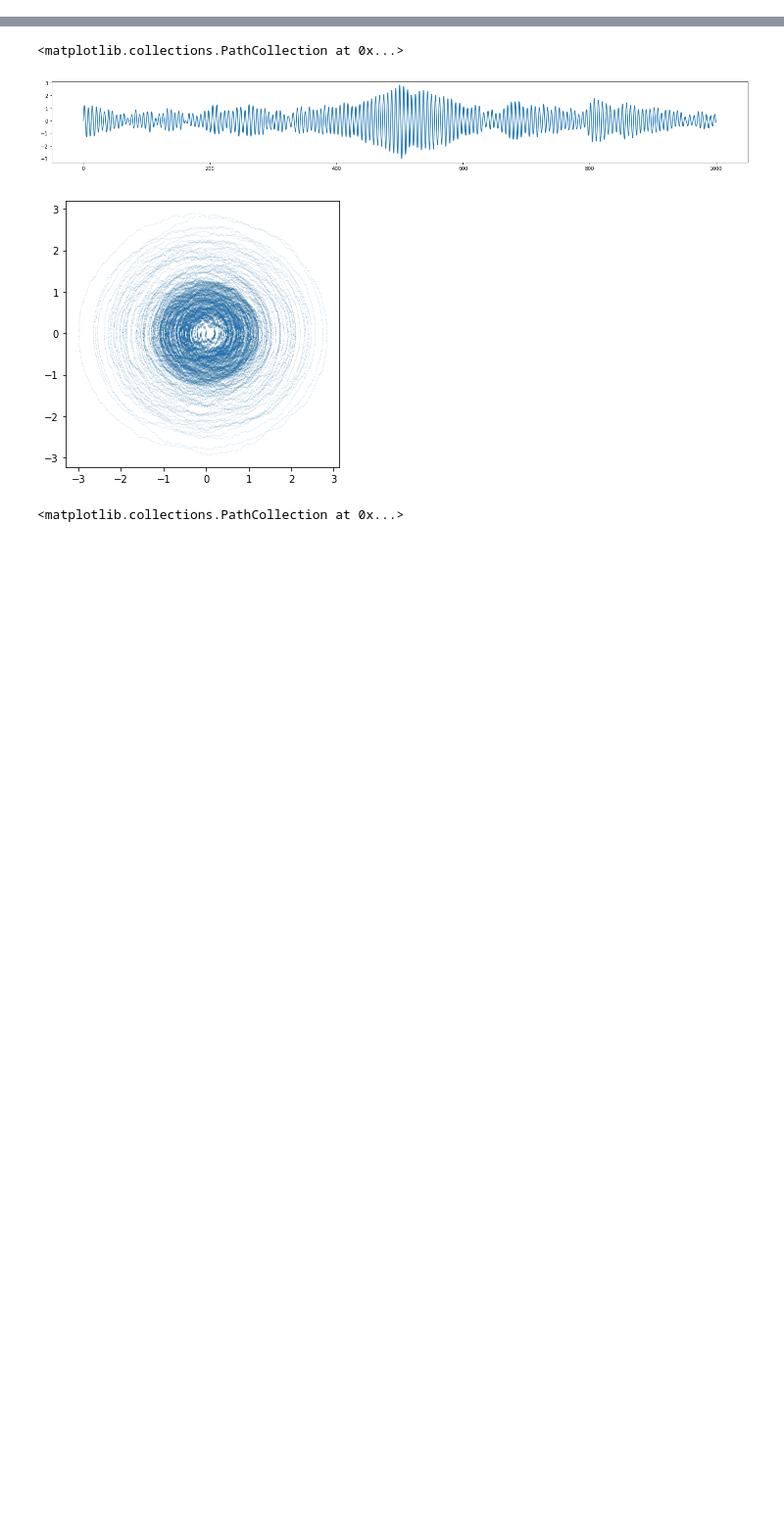
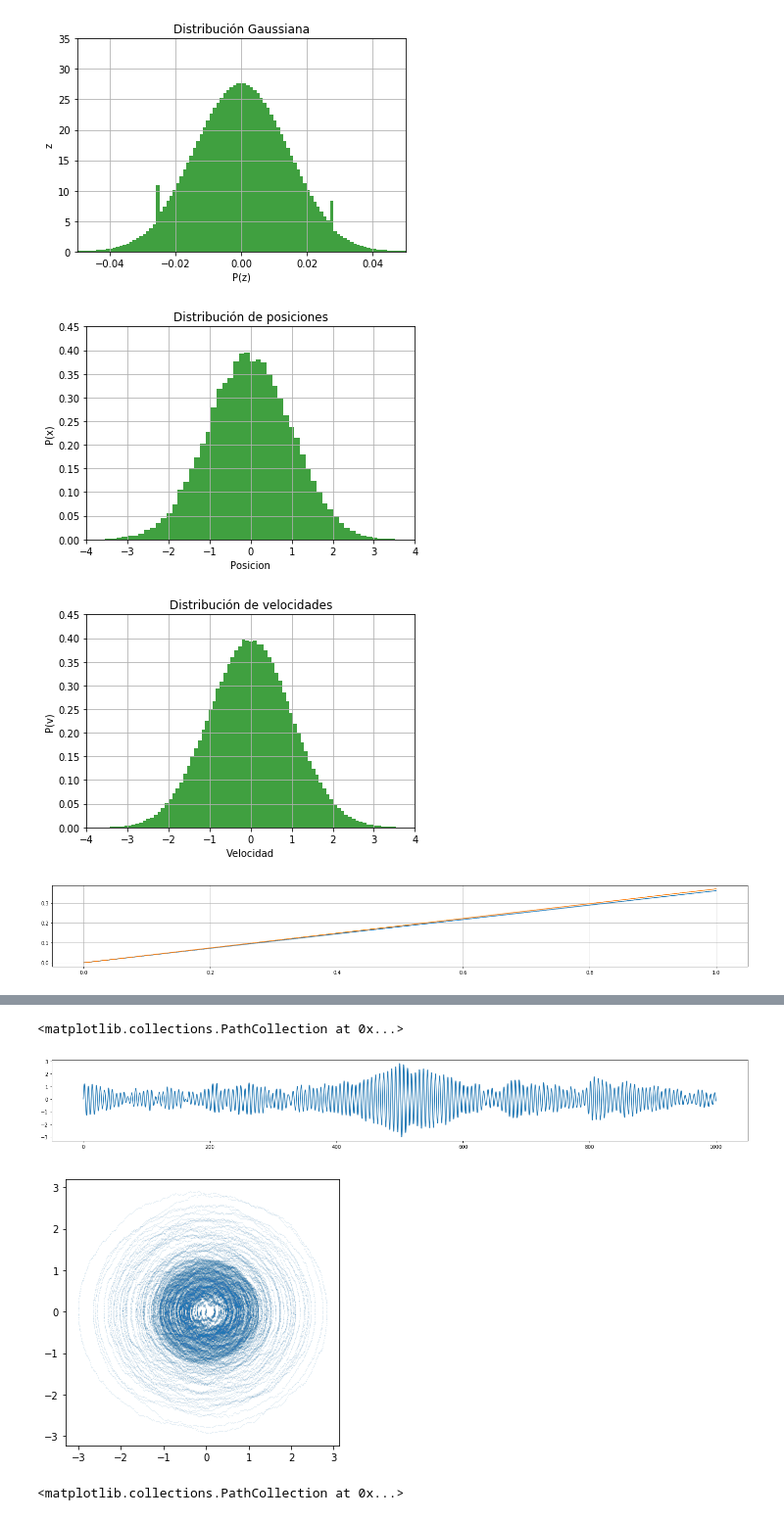
Before and after one commit to 682448/TFIII-P5, a Jupyter notebook: Oscilador/README.ipynb, the cells around one changed output, grey strips where cells are left out. Shown at 98% size. Drawn from its saved outputs; the diff is of its cells as text; code cells hidden in the pictures; blank space fills up the shorter version.

```diff
--- a/Oscilador/README.ipynb
+++ b/Oscilador/README.ipynb
@@ -0,0 +1,43 @@
+# %%
+import matplotlib.pyplot as plt
+import pandas as pd
+
+#Todas son con Eta 1
+
+#define tiempo (float)(10000)//Tiempo final aunque aquí en realidad es adimensional
+#define dt (float)(0.0001)//Paso en tiempo
+#define Temperatura (float)(1)//Esto en realidad es energía pues hago T*k_b
+#define dT (float)(0.001)//Paso de T*k_b
+PosVel=pd.read_csv('Rk_Hist_dt00001.csv')
+n, bins, patches = plt.hist(PosVel.loc[:,"z"], 157, density=True, facecolor='g', alpha=0.75)
+plt.xlabel('P(z)')
+plt.ylabel('z')
+plt.title('Distribución Gaussiana')
+plt.axis([-.05, .05, 0, 35])
+plt.grid(True)
+plt.show()
+n, bins, patches = plt.hist(PosVel.loc[:,"Posicion"], 60, density=True, facecolor='g', alpha=0.75)
+plt.xlabel('Posicion')
+plt.ylabel('P(x)')
+plt.title('Distribución de posiciones')
+plt.axis([-4, 4, 0, 0.45])
+plt.grid(True)
+plt.show()
+n, bins, patches = plt.hist(PosVel.loc[:,"Velocidad"], 100, density=True, facecolor='g', alpha=0.75)
+plt.xlabel('Velocidad')
+plt.ylabel('P(v)')
+plt.title('Distribución de velocidades')
+plt.axis([-4, 4, 0, 0.45])
+plt.grid(True)
+plt.show()
+Equi=pd.read_csv('Rk_Equiparticion_dt00001.csv')
+plt.figure(figsize=(25,3))
+plt.plot(Equi.loc[:,"Temperatura"],Equi.loc[:,"Cinetica"])
+plt.plot(Equi.loc[:,"Temperatura"],Equi.loc[:,"Potencial"])
+plt.grid(True)
+plt.show()
+# %% [output]
+[figure, added]
+[figure, added]
+[figure, added]
+[figure, added]
```
Also changed, not shown: parts of 8 cells of this notebook, 31 other files.
